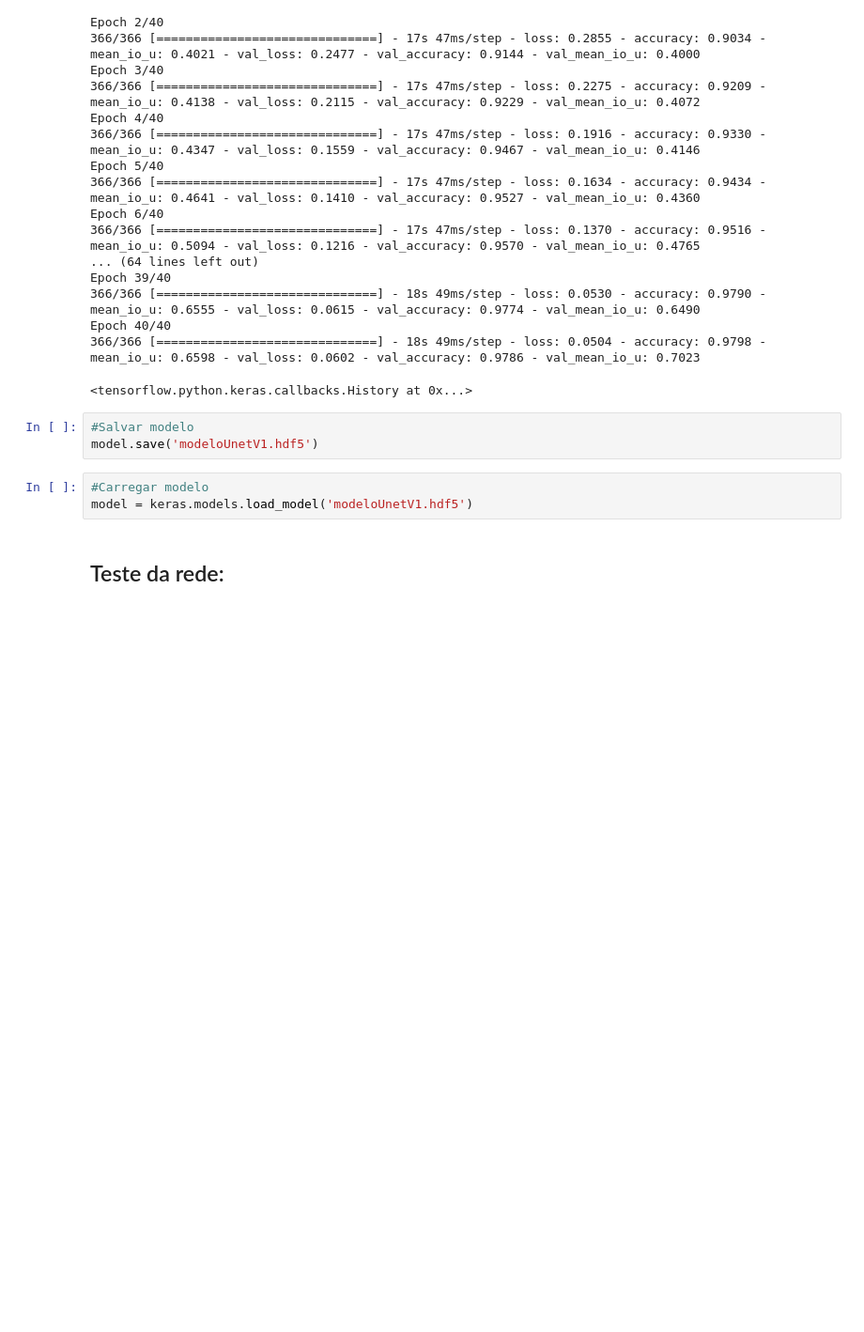
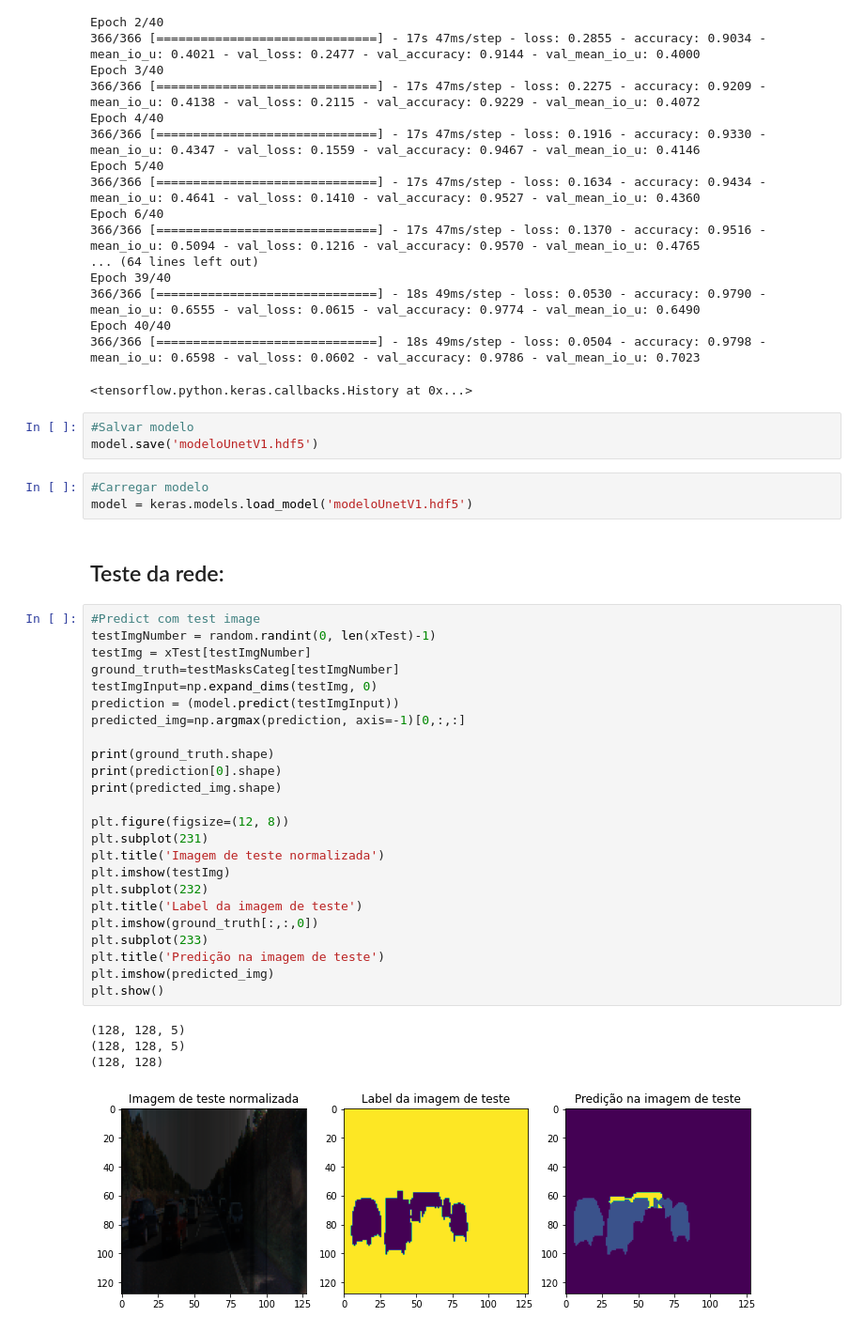
Before and after one commit to nilocangerana/tcc-unet-2021, a Jupyter notebook: Unet Multiclass V1.ipynb, the cells around one changed output. Shown at 94% size. Drawn from its saved outputs; the diff is of its cells as text; blank space fills up the shorter version.

```diff
--- a/Unet Multiclass V1.ipynb
+++ b/Unet Multiclass V1.ipynb
@@ -303,11 +303,40 @@ Epoch 40/40
 # %%
 #Salvar modelo
 model.save('modeloUnetV1.hdf5')
-# %%
-#Carregar modelo
-model = keras.models.load_model('modeloUnetV1.hdf5')
-# %% [markdown]
-## Teste da rede:
+# %%
+#Carregar modelo
+model = keras.models.load_model('modeloUnetV1.hdf5')
+# %% [markdown]
+## Teste da rede:
+# %%
+#Predict com test image
+testImgNumber = random.randint(0, len(xTest)-1)
+testImg = xTest[testImgNumber]
+ground_truth=testMasksCateg[testImgNumber]
+testImgInput=np.expand_dims(testImg, 0)
+prediction = (model.predict(testImgInput))
+predicted_img=np.argmax(prediction, axis=-1)[0,:,:]
+
+print(ground_truth.shape)
+print(prediction[0].shape)
+print(predicted_img.shape)
+
+plt.figure(figsize=(12, 8))
+plt.subplot(231)
+plt.title('Imagem de teste normalizada')
+plt.imshow(testImg)
+plt.subplot(232)
+plt.title('Label da imagem de teste')
+plt.imshow(ground_truth[:,:,0])
+plt.subplot(233)
+plt.title('Predição na imagem de teste')
+plt.imshow(predicted_img)
+plt.show()
+# %% [output]
+(128, 128, 5)
+(128, 128, 5)
+(128, 128)
+[figure, added]
 # %%
 #Predict com test image
 testImgNumber = random.randint(0, len(xTest)-1)
```
Also changed, not shown: parts of 10 cells of this notebook.
